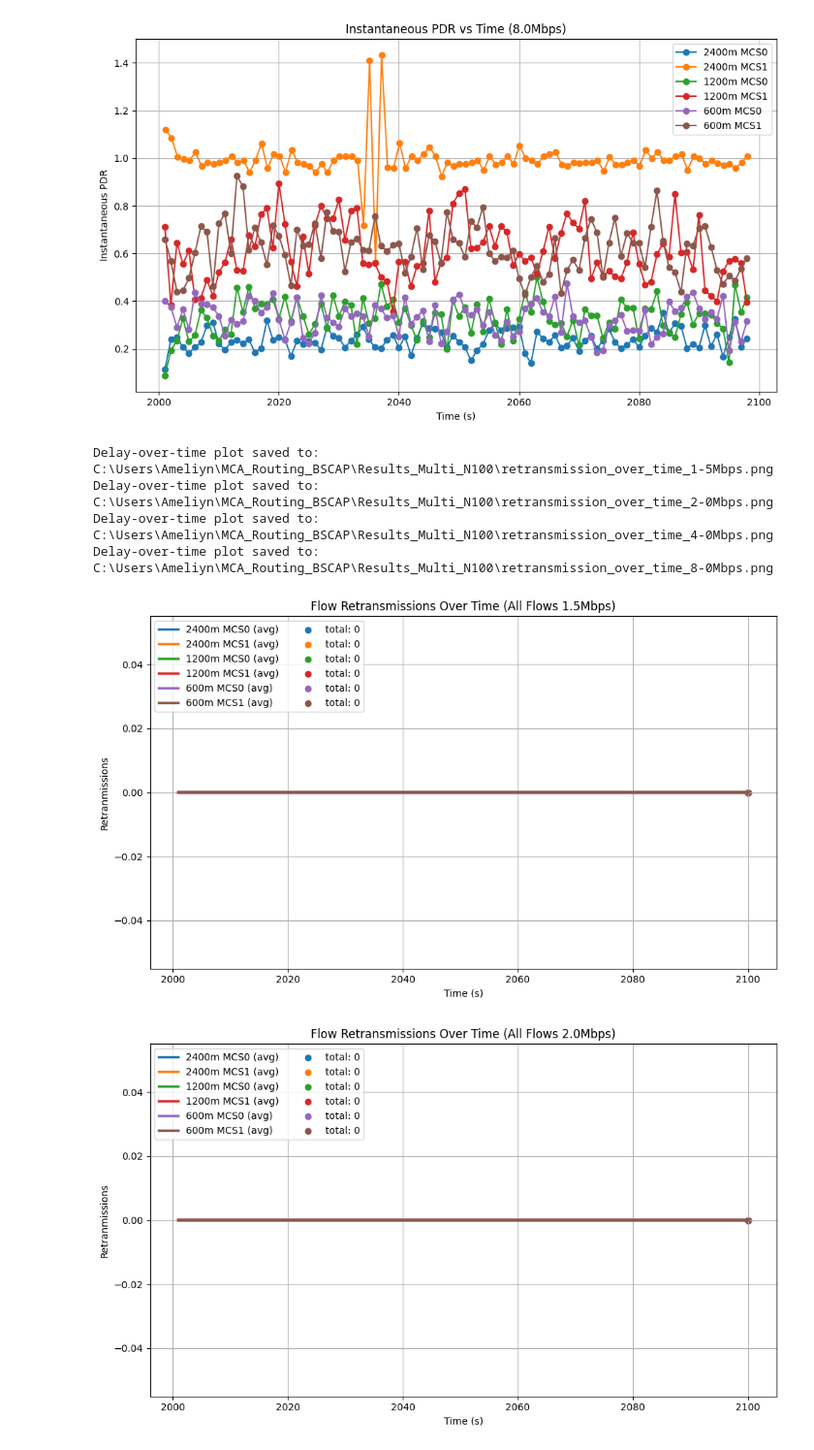
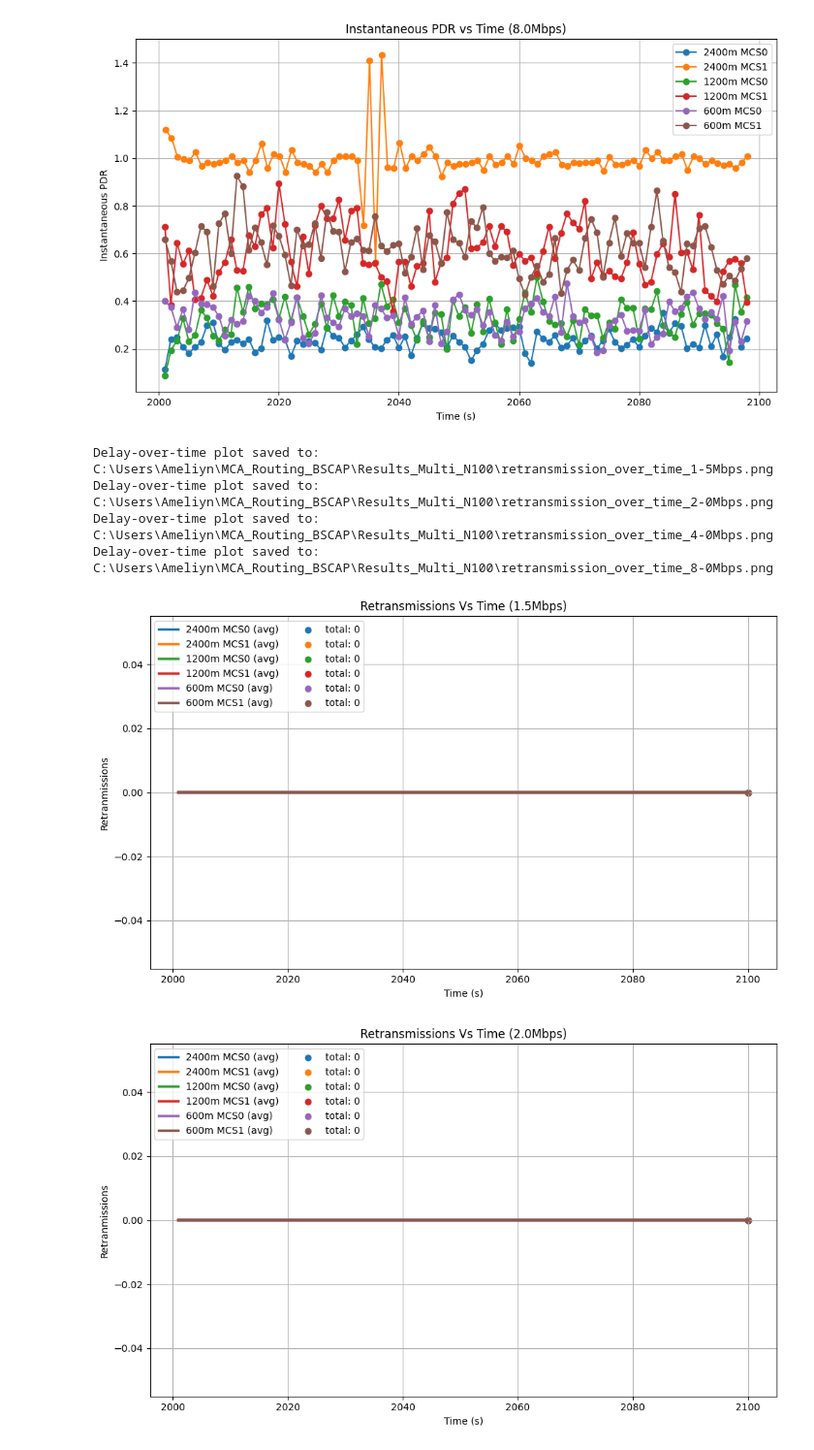
Before and after one commit to Ameliyn/MCA_Routing_BSCAP, a Jupyter notebook: CreateGraphs.ipynb, the cells around one changed output. Shown at 97% size. Saved outputs shown, nothing was run; the diff lists cells and outputs as text; code cells hidden in the pictures.

Commit message:
Modified graphs.

```diff
--- a/CreateGraphs.ipynb
+++ b/CreateGraphs.ipynb
@@ -103,7 +103,7 @@ def plot_delay_over_time(records_folder: str, flow_mask: list, ith=1, nth=5, sca
 
     plt.xlabel("Time (s)")
     plt.ylabel("Delay (ms)")
-    plt.title(f"Packet Delay over Time (All Flows {data_rate}Mbps)")
+    plt.title(f"Packet Delay Vs Time ({data_rate}Mbps)")
     plt.grid(True)
     handles, labels = plt.gca().get_legend_handles_labels()
     handles = handles[::2] + handles[1::2]
@@ -288,33 +288,33 @@ def plot_retransmission_over_time(records_folder: str, flow_mask: list, ith=1, n
 
     plt.xlabel("Time (s)")
     plt.ylabel("Retranmissions")
-    plt.title(f"Flow Retransmissions Over Time (All Flows {data_rate}Mbps)")
+    plt.title(f"Retransmissions Vs Time ({data_rate}Mbps)")
     plt.grid(True)
     handles, labels = plt.gca().get_legend_handles_labels()
     handles = handles[::2] + handles[1::2]
     labels = labels[::2] + labels[1::2]
     plt.legend(handles, labels, ncols=2, loc='upper left')
     plt.tight_layout()
     plt.savefig(delay_plot_path, dpi=300, bbox_inches='tight')
     print(f"Delay-over-time plot saved to: {delay_plot_path}")
 
     # try:
     #     plt.show()
     # except:
     #     print("Display not available, plot saved to file only.")
     # plt.close()
 
 results_folder = Path('Results_Multi_N100/').resolve()
 results = aggregate_data(results_folder)
 data_rates = [1.5,2.0,4.0,8.0]
 for rate in data_rates:
     flow_mask = [r.short_location for r in results if r.data_rate == rate]
     # print(flow_mask)
     plot_retransmission_over_time(results_folder, flow_mask)
 # %% [output]
 Delay-over-time plot saved to: C:\Users\Ameliyn\MCA_Routing_BSCAP\Results_Multi_N100\retransmission_over_time_1-5Mbps.png
 Delay-over-time plot saved to: C:\Users\Ameliyn\MCA_Routing_BSCAP\Results_Multi_N100\retransmission_over_time_2-0Mbps.png
 Delay-over-time plot saved to: C:\Users\Ameliyn\MCA_Routing_BSCAP\Results_Multi_N100\retransmission_over_time_4-0Mbps.png
 Delay-over-time plot saved to: C:\Users\Ameliyn\MCA_Routing_BSCAP\Results_Multi_N100\retransmission_over_time_8-0Mbps.png
-[figure, old version]
+[figure, new version]
-[figure, old version]
+[figure, new version]
```
Also changed, not shown: parts of 2 cells of this notebook, 12 other files.
